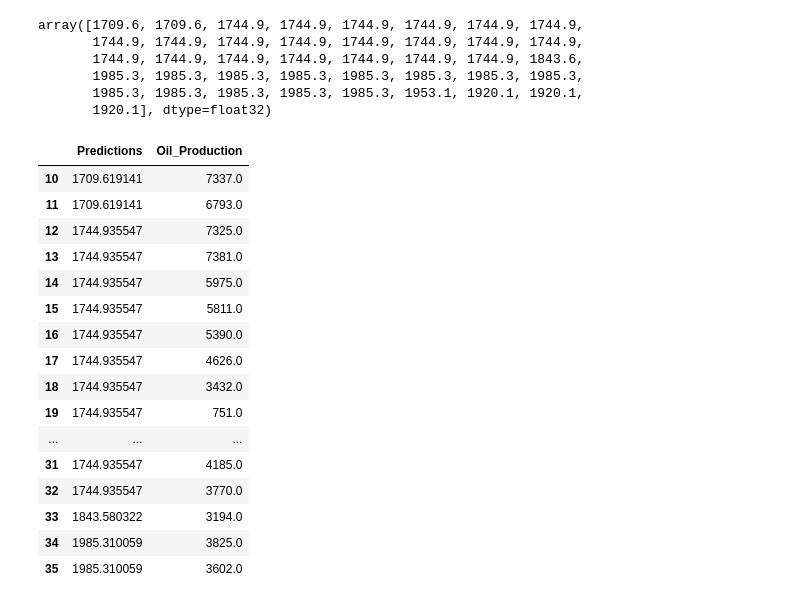
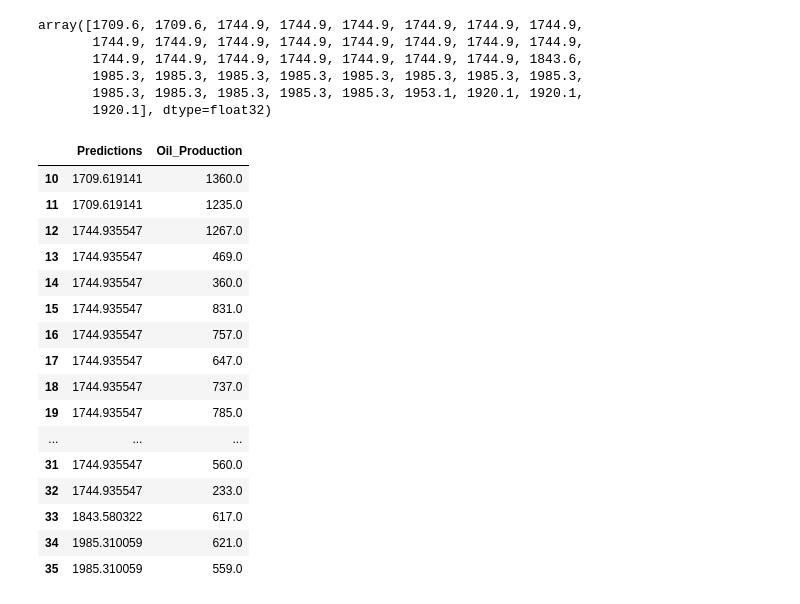
Before and after one commit to Dnbg1982/Oil-Gas-Projects, a Jupyter notebook: API Oil Production/Notebooks/prod.ipynb, the cells around one changed output. Saved outputs shown, nothing was run; the diff lists cells and outputs as text; code cells hidden in the pictures.

```diff
--- a/API Oil Production/Notebooks/prod.ipynb
+++ b/API Oil Production/Notebooks/prod.ipynb
@@ -39,20 +77,22 @@ array([1709.6, 1709.6, 1744.9, 1744.9, 1744.9, 1744.9, 1744.9, 1744.9,
 # %%
-data_df = pd.DataFrame(zip(preds, data.Oil[start_month:end_month] ),columns=('Predictions', 'Oil_Production'), index=[np.arange(start_month, end_month)])
+data_df = pd.DataFrame(zip(preds, data.Oil[data.API == API][start_month:end_month] ),columns=('Predictions', 'Oil_Production'), index=index)
-# %% [output]
-|  | Predictions | Oil_Production |
-| 10 | 1709.619141 | 7337.0 |
-| 11 | 1709.619141 | 6793.0 |
-| 12 | 1744.935547 | 7325.0 |
-| 13 | 1744.935547 | 7381.0 |
-| 14 | 1744.935547 | 5975.0 |
-| 15 | 1744.935547 | 5811.0 |
-| 16 | 1744.935547 | 5390.0 |
-| 17 | 1744.935547 | 4626.0 |
-| 18 | 1744.935547 | 3432.0 |
-| 19 | 1744.935547 | 751.0 |
-| ... | ... | ... |
-| 31 | 1744.935547 | 4185.0 |
-| 32 | 1744.935547 | 3770.0 |
-| 33 | 1843.580322 | 3194.0 |
-| 34 | 1985.310059 | 3825.0 |
-| 35 | 1985.310059 | 3602.0 |
+# %%
+data_df
+# %% [output]
+|  | Predictions | Oil_Production |
+| 10 | 1709.619141 | 1360.0 |
+| 11 | 1709.619141 | 1235.0 |
+| 12 | 1744.935547 | 1267.0 |
+| 13 | 1744.935547 | 469.0 |
+| 14 | 1744.935547 | 360.0 |
+| 15 | 1744.935547 | 831.0 |
+| 16 | 1744.935547 | 757.0 |
+| 17 | 1744.935547 | 647.0 |
+| 18 | 1744.935547 | 737.0 |
+| 19 | 1744.935547 | 785.0 |
+| ... | ... | ... |
+| 31 | 1744.935547 | 560.0 |
+| 32 | 1744.935547 | 233.0 |
+| 33 | 1843.580322 | 617.0 |
+| 34 | 1985.310059 | 621.0 |
+| 35 | 1985.310059 | 559.0 |
```
Also changed, not shown: parts of 7 cells of this notebook.
